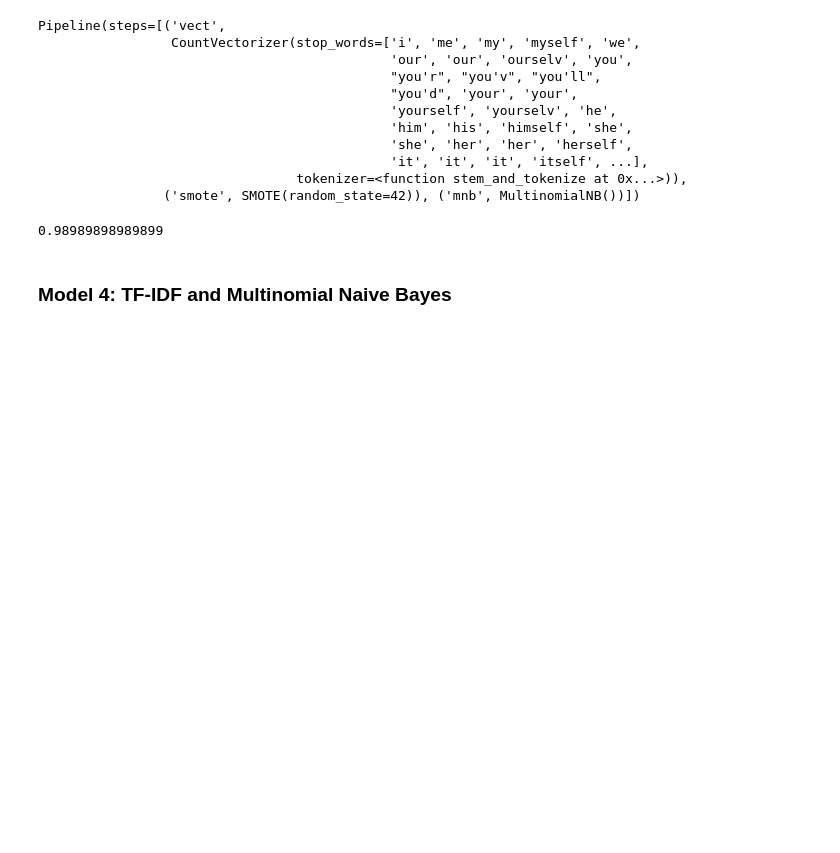
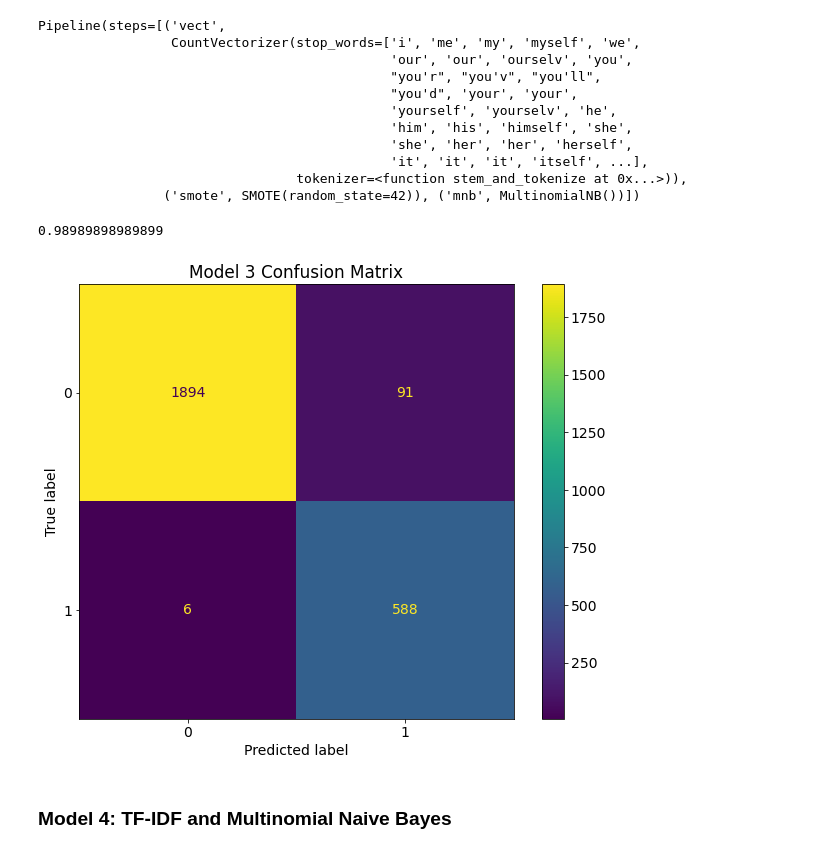
Before and after one commit to jordanate/depression-tweets-sentiment-analysis, a Jupyter notebook: phase-4-project-notebook.ipynb, the cells around one changed output. Drawn from its saved outputs; the diff is of its cells as text; code cells hidden in the pictures; blank space fills up the shorter version.

```diff
--- a/phase-4-project-notebook.ipynb
+++ b/phase-4-project-notebook.ipynb
@@ -351,6 +422,14 @@ y_preds_mnb_vec = pipe_mnb_vec.predict(X_test)
 recall_score(y_test, y_preds_mnb_vec)
 # %% [output]
 0.98989898989899
+# %%
+# Creating a confusion matrix
+fig, ax = plt.subplots(figsize = (10, 8))
+plt.rcParams.update({'font.size': 14})
+ax.set_title('Model 3 Confusion Matrix')
+plot_confusion_matrix(pipe_mnb_vec, X_test, y_test, ax=ax);
+# %% [output]
+[figure, added]
 # %%
 # pipe_mnb_vec.score(X_test, y_test)
 # %% [markdown]
```
Also changed, not shown: parts of 45 cells of this notebook, 3 other files.
